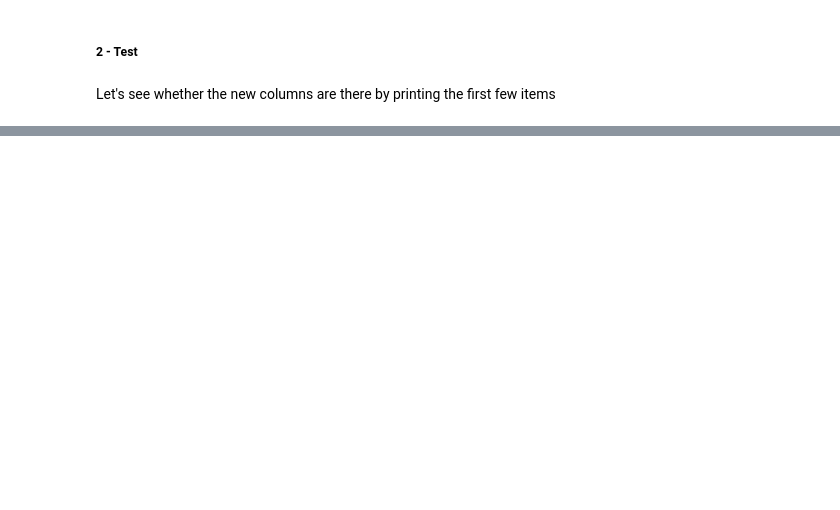
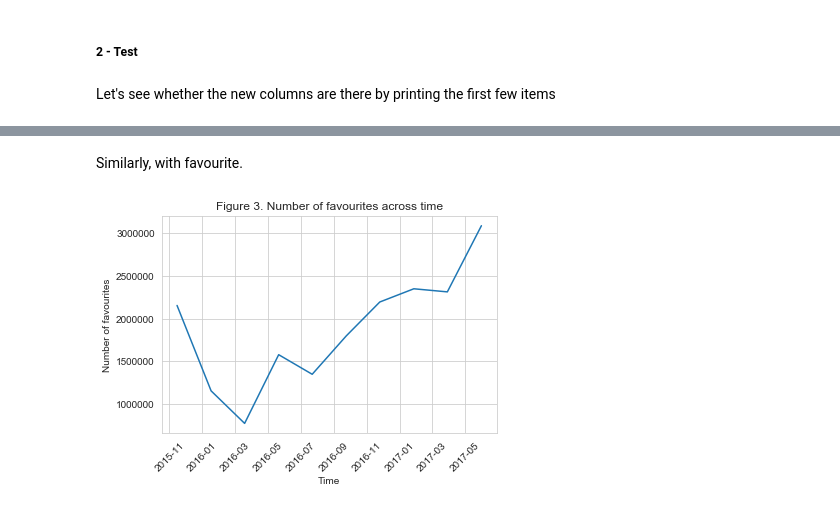
Before and after one commit to aleromar/DataWranglingOnTweeterDb, a Jupyter notebook: wrangle_act.ipynb, the cells around one changed output, grey strips where cells are left out. Drawn from its saved outputs; the diff is of its cells as text; code cells hidden in the pictures; blank space fills up the shorter version.

```diff
--- a/wrangle_act.ipynb
+++ b/wrangle_act.ipynb
@@ -853,0 +904,13 @@ archive_df_clean.head()
+# %% [markdown]
+Similarly, with favourite.
+# %%
+# Plot number of retweets over time
+plt.figure()
+figsize=(12, 10)
+plt.plot([b.date() for b in bins[:-1]],archive_df_sorted.groupby('timeSlot').fav_count.sum().values);
+plt.title('Figure 3. Number of favourites across time')
+plt.xlabel('Time')
+plt.ylabel('Number of favourites')
+plt.xticks(rotation=45);
+# %% [output]
+[figure, added]
```
Also changed, not shown: parts of 21 cells of this notebook, 3 other files.
